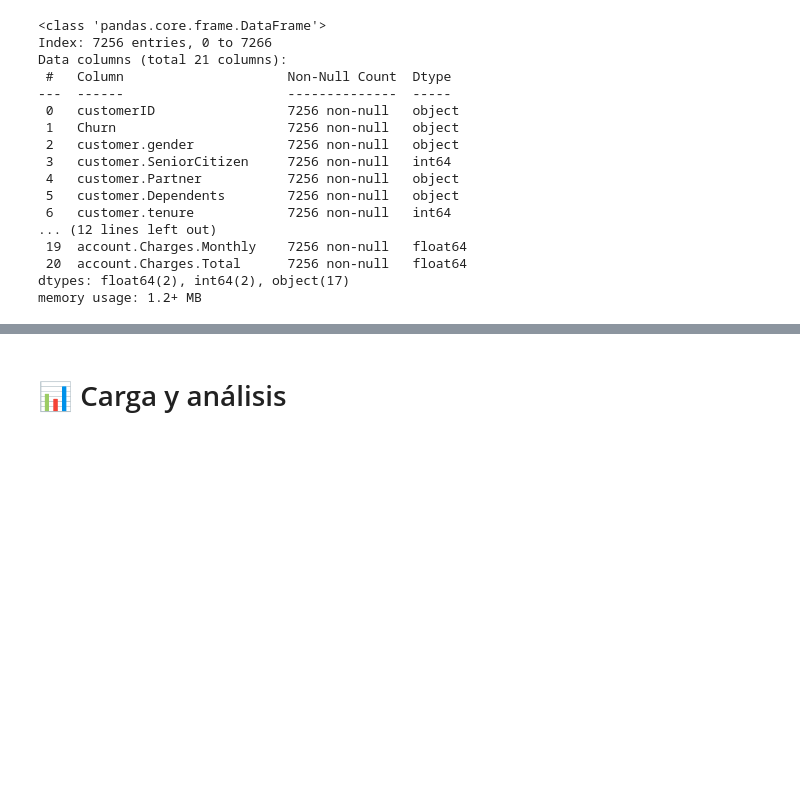
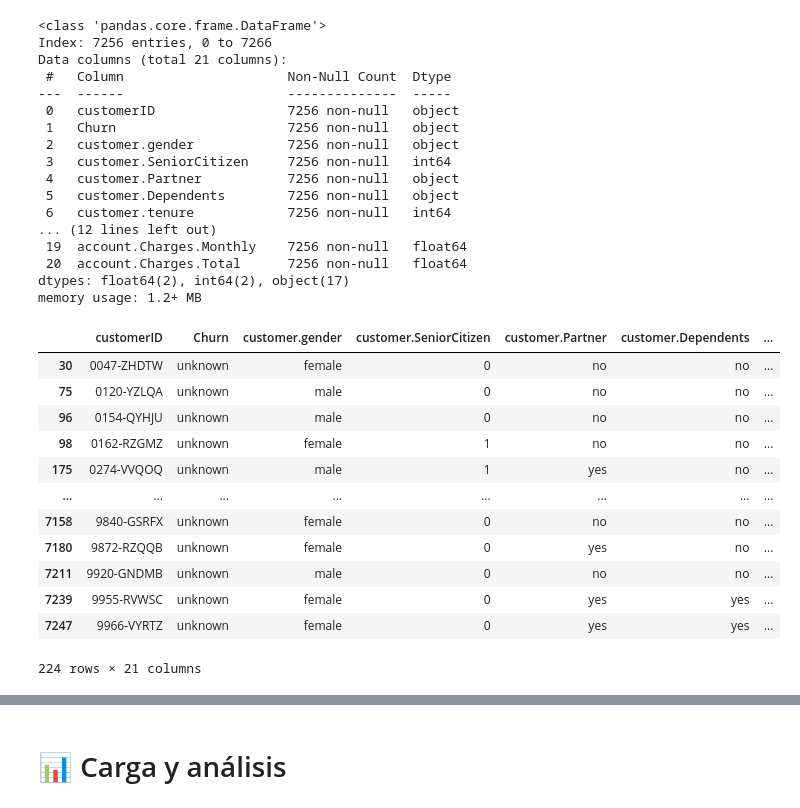
Before and after one commit to nxzK1/telecomX_Challenge, a Jupyter notebook: TelecomX_Challenge.ipynb, the cells around one changed output, grey strips where cells are left out. Cells and saved outputs as stored; diff of their text form; code cells hidden in the pictures; blank space fills up the shorter version.

```diff
--- a/TelecomX_Challenge.ipynb
+++ b/TelecomX_Challenge.ipynb
@@ -536,3 +536,19 @@ Data columns (total 21 columns):
  20  account.Charges.Total      7256 non-null   float64
 dtypes: float64(2), int64(2), object(17)
 memory usage: 1.2+ MB
+# %%
+df_limpio.query('Churn == "unknown"')
+# %% [output]
+|  | customerID | Churn | customer.gender | customer.SeniorCitizen | customer.Partner | customer.Dependents | ... |
+| 30 | 0047-ZHDTW | unknown | female | 0 | no | no | ... |
+| 75 | 0120-YZLQA | unknown | male | 0 | no | no | ... |
+| 96 | 0154-QYHJU | unknown | male | 0 | no | no | ... |
+| 98 | 0162-RZGMZ | unknown | female | 1 | no | no | ... |
+| 175 | 0274-VVQOQ | unknown | male | 1 | yes | no | ... |
+| ... | ... | ... | ... | ... | ... | ... | ... |
+| 7158 | 9840-GSRFX | unknown | female | 0 | no | no | ... |
+| 7180 | 9872-RZQQB | unknown | female | 0 | yes | no | ... |
+| 7211 | 9920-GNDMB | unknown | male | 0 | no | no | ... |
+| 7239 | 9955-RVWSC | unknown | female | 0 | yes | yes | ... |
+| 7247 | 9966-VYRTZ | unknown | female | 0 | yes | yes | ... |
+224 rows × 21 columns
```
Also changed, not shown: parts of 10 cells of this notebook.
